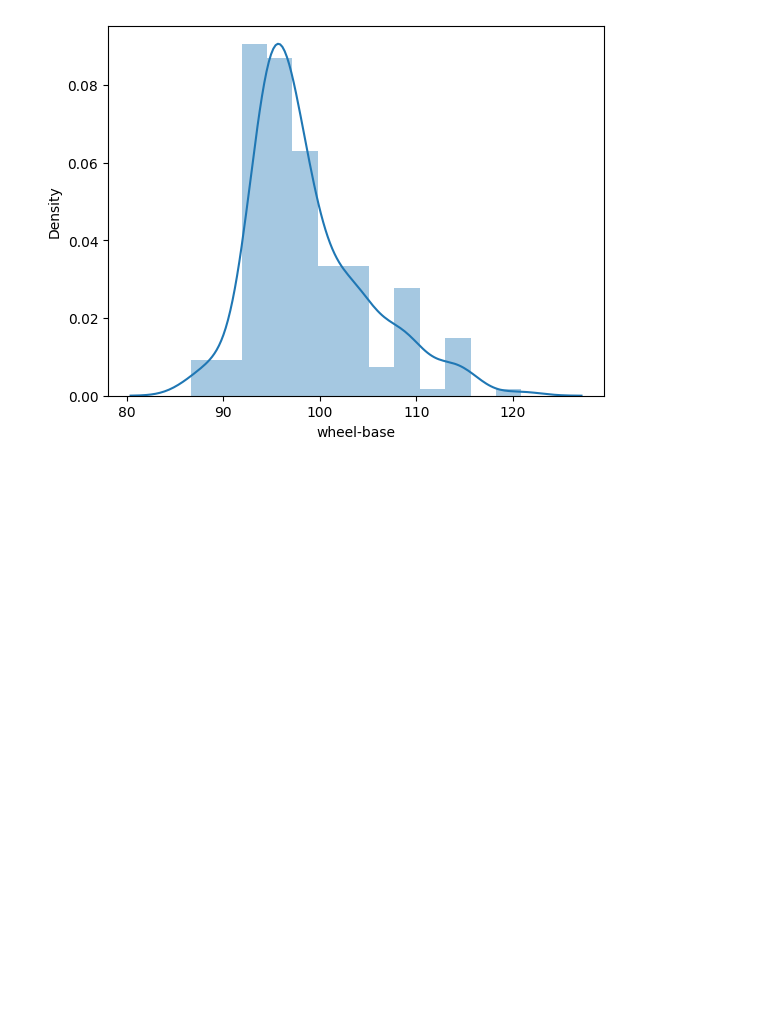
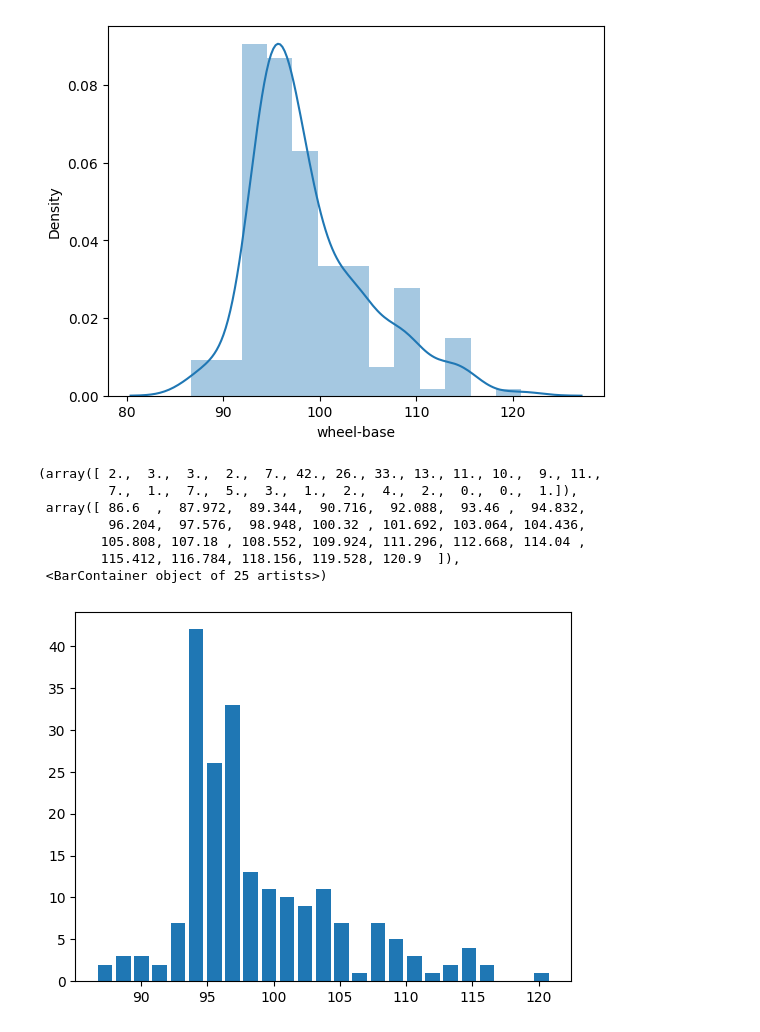
Before and after one commit to ShreeKeshavan/Car_price_prediction, a Jupyter notebook: Car_price_prediction.ipynb, the cells around one changed output. Drawn from its saved outputs; the diff is of its cells as text; code cells hidden in the pictures; blank space fills up the shorter version.

```diff
--- a/Car_price_prediction.ipynb
+++ b/Car_price_prediction.ipynb
@@ -225,3 +225,14 @@ https://gist.github.com/mwaskom/de44147ed2974457ad6372750bbe5751
 
   sns.distplot(df['wheel-base'])
 [figure]
+# %%
+plt.hist(data=df, x='wheel-base', bins=25, rwidth=0.8 )
+# %% [output]
+(array([ 2.,  3.,  3.,  2.,  7., 42., 26., 33., 13., 11., 10.,  9., 11.,
+         7.,  1.,  7.,  5.,  3.,  1.,  2.,  4.,  2.,  0.,  0.,  1.]),
+ array([ 86.6  ,  87.972,  89.344,  90.716,  92.088,  93.46 ,  94.832,
+         96.204,  97.576,  98.948, 100.32 , 101.692, 103.064, 104.436,
+        105.808, 107.18 , 108.552, 109.924, 111.296, 112.668, 114.04 ,
+        115.412, 116.784, 118.156, 119.528, 120.9  ]),
+ <BarContainer object of 25 artists>)
+[figure, added]
```
Also changed, not shown: parts of 20 cells of this notebook.
